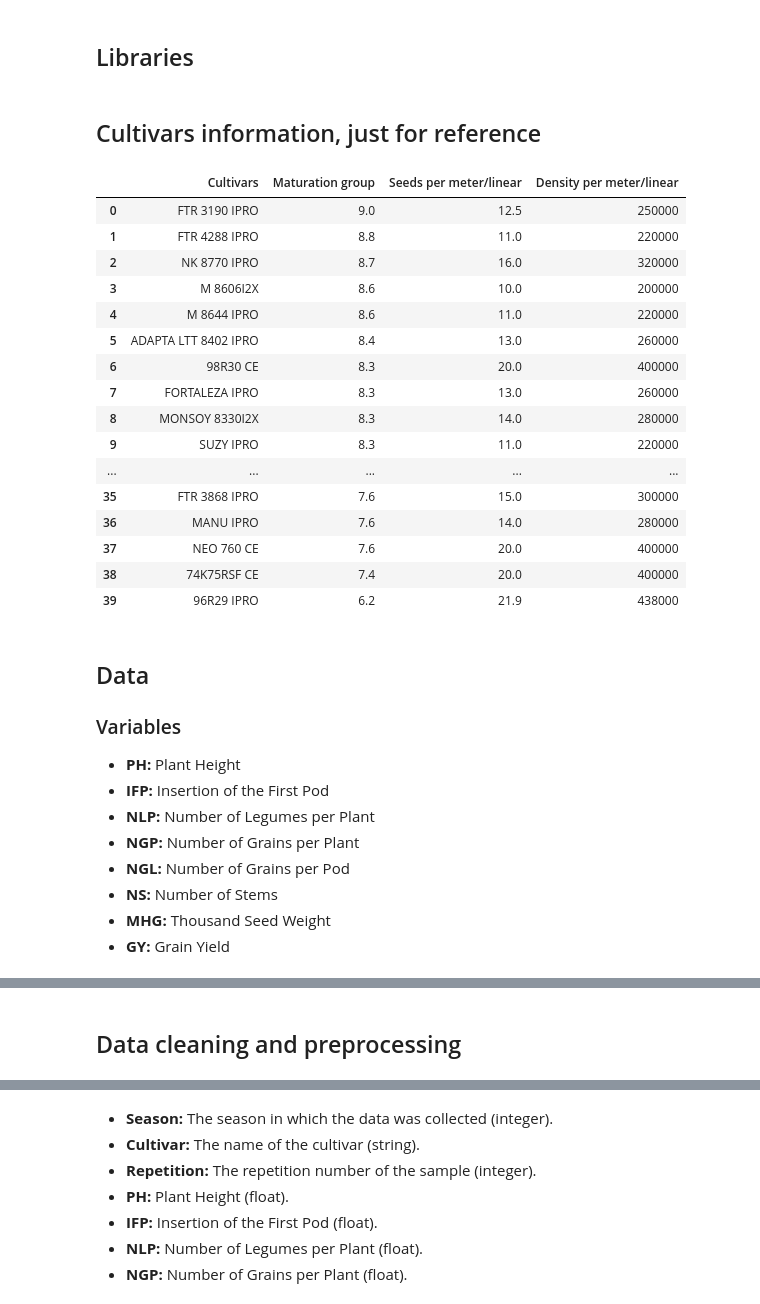
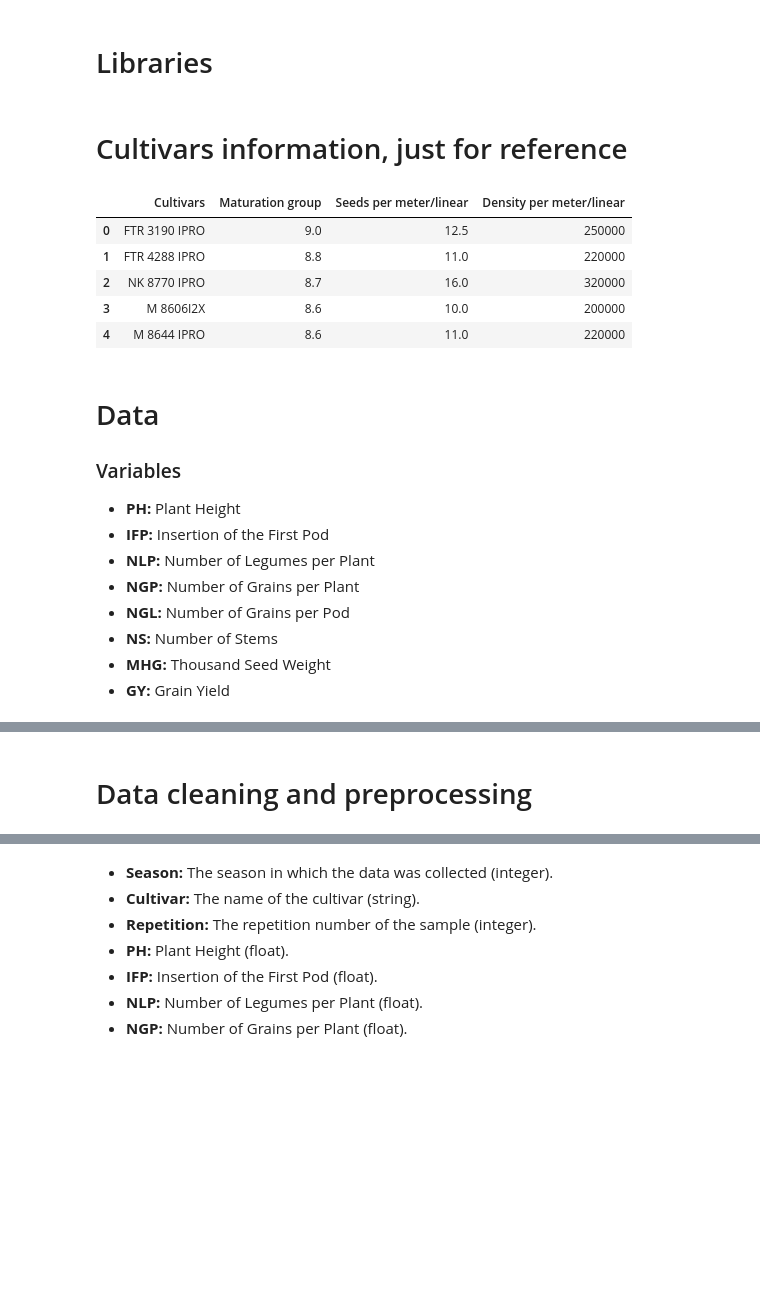
Before and after one commit to AntoniaPopovici/VOIS_2024, a Jupyter notebook: main.ipynb, the cells around one changed output, grey strips where cells are left out. Drawn from its saved outputs; the diff is of its cells as text; code cells hidden in the pictures; blank space fills up the shorter version.

```diff
--- a/main.ipynb
+++ b/main.ipynb
@@ -1,36 +1,25 @@
 # %% [markdown]
-## Libraries
+# Libraries
 # %%
 import pandas as pd
 import matplotlib.pyplot as plt
 import seaborn as sns
 # %% [markdown]
-## Cultivars information, just for reference
+# Cultivars information, just for reference
 # %%
 file_path = 'data/cultivars-description.ods'
 
 cultivar_description_df = pd.read_excel(file_path)
-cultivar_description_df
+cultivar_description_df.head()
 # %% [output]
 |  | Cultivars | Maturation group | Seeds per meter/linear | Density per meter/linear |
 | 0 | FTR 3190 IPRO | 9.0 | 12.5 | 250000 |
 | 1 | FTR 4288 IPRO | 8.8 | 11.0 | 220000 |
 | 2 | NK 8770 IPRO | 8.7 | 16.0 | 320000 |
 | 3 | M 8606I2X | 8.6 | 10.0 | 200000 |
 | 4 | M 8644 IPRO | 8.6 | 11.0 | 220000 |
-| 5 | ADAPTA LTT 8402 IPRO | 8.4 | 13.0 | 260000 |
-| 6 | 98R30 CE | 8.3 | 20.0 | 400000 |
-| 7 | FORTALEZA IPRO | 8.3 | 13.0 | 260000 |
-| 8 | MONSOY 8330I2X | 8.3 | 14.0 | 280000 |
-| 9 | SUZY IPRO | 8.3 | 11.0 | 220000 |
-| ... | ... | ... | ... | ... |
-| 35 | FTR 3868 IPRO | 7.6 | 15.0 | 300000 |
-| 36 | MANU IPRO | 7.6 | 14.0 | 280000 |
-| 37 | NEO 760 CE | 7.6 | 20.0 | 400000 |
-| 38 | 74K75RSF CE | 7.4 | 20.0 | 400000 |
-| 39 | 96R29 IPRO | 6.2 | 21.9 | 438000 |
 # %% [markdown]
-## Data
+# Data
 
 ### Variables
 
@@ -62,7 +51,7 @@ df
 | 319 | 2 | FTR 3190 IPRO | 4 | 62.60 | 16.33 | 93.07 | 206.60 | 2.21 | 3.20 | 157.61 | 3605.310345 |
 320 rows × 11 columns
 # %% [markdown]
-## Data cleaning and preprocessing
+# Data cleaning and preprocessing
 # %%
 df.info()
 # %% [output]
```
Also changed, not shown: parts of 1 cell of this notebook.
